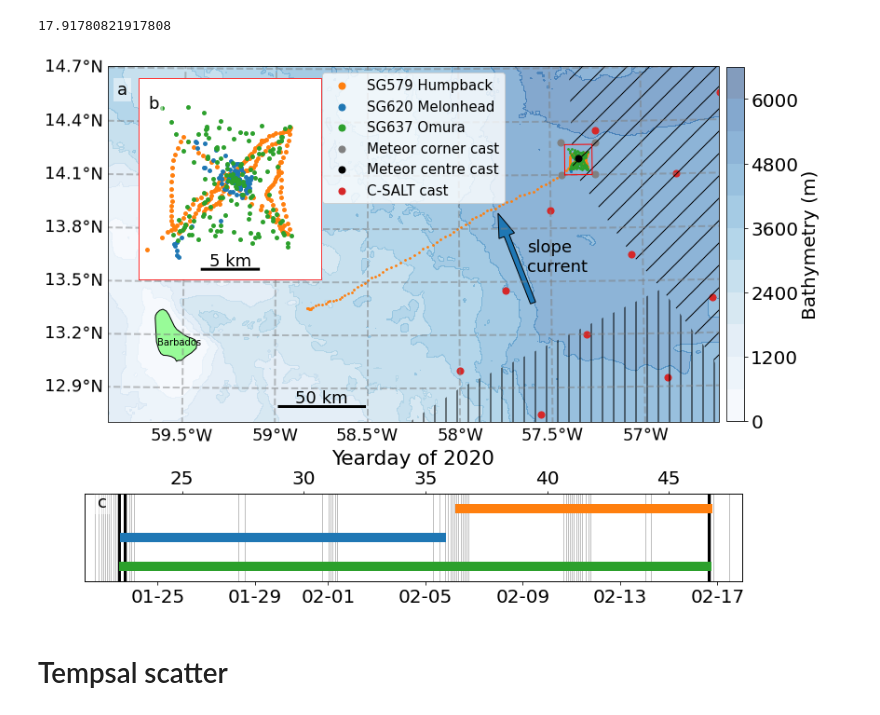
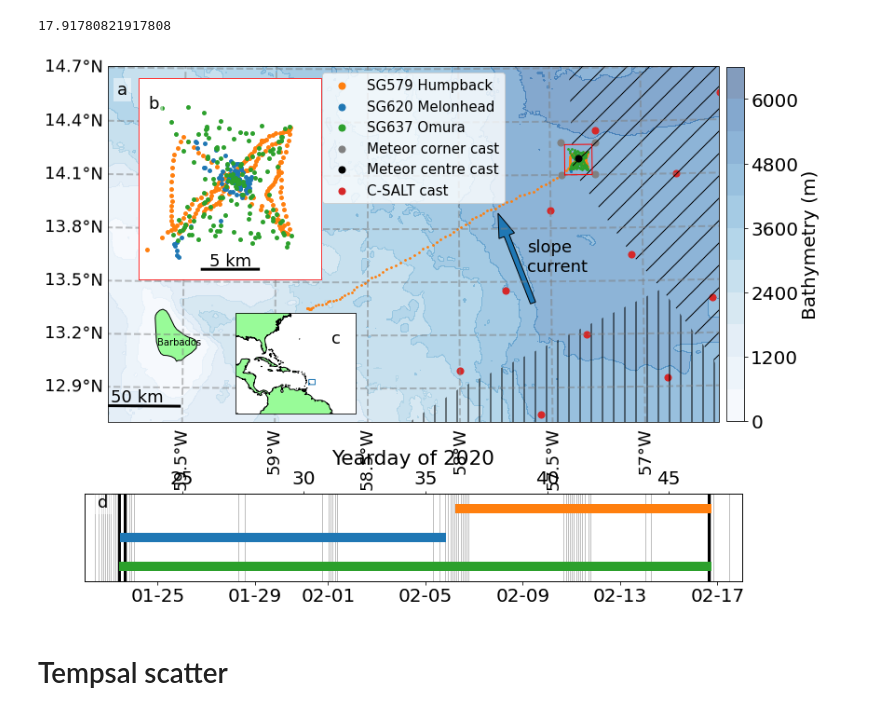
Before and after one commit to callumrollo/eurec4a-thermohaline-figures, a Jupyter notebook: create_figures.ipynb, the cells around one changed output. Cells and saved outputs as stored; diff of their text form; code cells hidden in the pictures.

```diff
--- a/create_figures.ipynb
+++ b/create_figures.ipynb
@@ -117,6 +117,10 @@ bathy = gebco_bathy.elevation.values
 bathy[bathy>-1] = -1
 land_10m = cartopy.feature.NaturalEarthFeature('physical', 'coastline', '10m',
                                         edgecolor='k', facecolor='palegreen')
+land_50m = cartopy.feature.NaturalEarthFeature(name='land',
+                                              category='physical',
+                                              scale='50m',
+                                              edgecolor='k', facecolor='palegreen')
 # %%
 old_center = [-57.245, 14.182]
 center = dist_to_coords(old_center, [-11, 1], shift_units='km')
@@ -158,7 +162,7 @@ def add_z_bin(df_in, z_bin_size = 1):
 glider_df = add_z_bin(glider_df, z_bin_size=2)
 glider_df['z_dive_bin'] = glider_df['depth_bin'] + 1000*glider_df['dive_limb_ident']
 # %%
-sg579_df = df_hump[df_hump.onsite]
+sg579_df = df_hump[df_hump.onsite==1.0]
 sg620_df = df_melon
 sg637_df = df_omura
 # %%
@@ -235,6 +239,14 @@ ax.legend(loc=9)
 
 fig.colorbar(mappable=mappable0, ax=ax, label='Bathymetry (m)', shrink=0.7, pad=0.01)
 
+
+tr2=ccrs.Stereographic(central_latitude=14, central_longitude=-58)
+big_ax = plt.axes([0.25, 0.25, 0.15, 0.15], projection=tr2)
+big_ax.set_extent([-90,-40, 0, 40], crs=ccrs.PlateCarree())
+big_ax.add_feature(land_50m)
+big_ax.plot([-59.9, -59.9, -57.1, -57.1, -59.9], [ 12.8, 15, 15,  12.8,  12.8], color='C0', transform = ccrs.PlateCarree())
+
+
 sub_ax = plt.axes([0.13, 0.45, 0.25, 0.3], projection=ccrs.AlbersEqualArea(central_longitude=-57.5, central_latitude=14))
 sub_ax.set_extent([-57.42, -57.27, 14.1, 14.27], crs=ccrs.PlateCarree())
 sub_ax.scatter(df_hump.lon, df_hump.lat,transform=ccrs.PlateCarree(), s=dot_size_zoom, label='sg620 Humpback', c='C1')
@@ -243,36 +255,36 @@ sub_ax.scatter(df_omura.lon, df_omura.lat,transform=ccrs.PlateCarree(), s=dot_si
 for child in sub_ax.get_children():
     if isinstance(child, matplotlib.spines.Spine):
         child.set_color('red')
 
-scale_bar(ax, location=(0.35,0.05))
+scale_bar(ax, location=(0.05,0.05))
 scale_bar(sub_ax, location=(0.5,0.05), length=5)
 ax.text(-59.64, 13.14, 'Barbados', transform = ccrs.PlateCarree(), fontsize=10)
 
 ax0 = plt.axes([0.1, 0, 0.7, 0.13])
 for i, glider_span in enumerate([sg579_present, sg620_present, sg637_present]):
     ax0.plot(glider_span, [-i,-i], linewidth=10, label=platform_labels[i], zorder=10, color=platform_colors[i])
 ax0.plot([0,0],[i+1, i+1], label='Meteor box cast', color='gray', linewidth=0.5)
 for cast in ctd_outer_box_locs.datetime_first_scan:
     ax0.axvline(cast, color='gray', linewidth=0.5)
 ax0.plot([0,0],[i+1, i+1], label='Meteor center cast', color='k', linewidth=3)
 for cast in ctd_center_locs.datetime_first_scan:
     ax0.axvline(cast, color='k', linewidth=3)
 ax0.set(xlim=[datetime(2020,1,22), datetime(2020,2,18)], ylim=[-2.5, 0.5])
 myFmt = mdates.DateFormatter('%m-%d')
 ax0.xaxis.set_major_formatter(myFmt)
 ax1 = ax0.twiny()
 ax1.plot(range(100), np.ones(100)*100)
 
 ax1.set_xlim([datetime(2020,1,22).timetuple().tm_yday-1, datetime(2020,2,18).timetuple().tm_yday-1])
 ax0.set_title('Yearday of 2020')
 ax0.set_yticks([]);
-letterboxes([ax, sub_ax, ax0], loc=[[0.015, 0.92], [0.05, 0.85], [0.02, 0.85]])
+letterboxes([ax, sub_ax, big_ax, ax0], loc=[[0.015, 0.92], [0.05, 0.85], [0.8, 0.7], [0.02, 0.85]])
 ax.arrow(-57.6, 13.38, -0.14, 0.38, transform = ccrs.PlateCarree(), width=0.03, zorder=-1)
 ax.text(-57.63, 13.56, 'slope\ncurrent', transform = ccrs.PlateCarree())
 savefig('basemap')
 savefig('fig02', extension='pdf')
 # %% [output]
-[figure, old version]
+[figure, new version]
 # %% [markdown]
 # Tempsal scatter
 # %%
```
